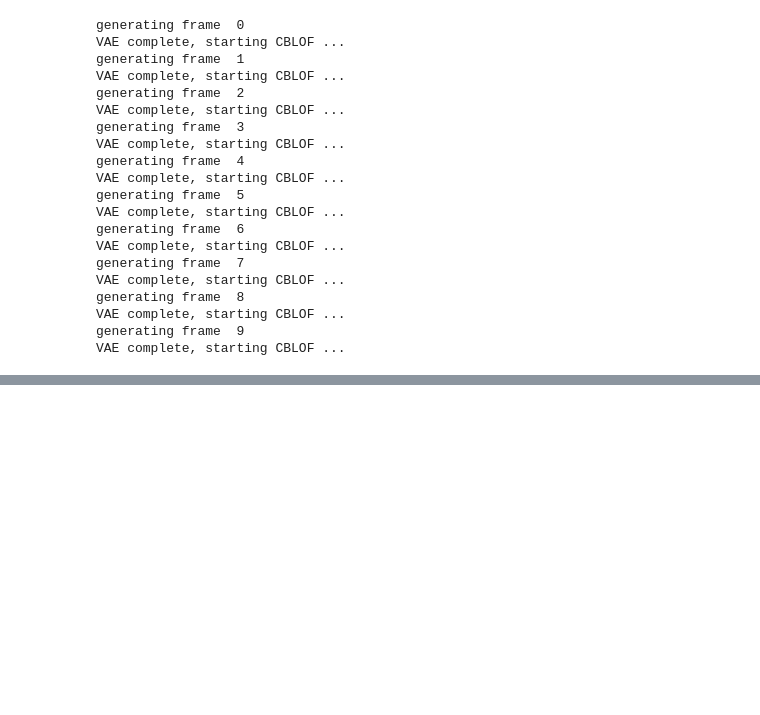
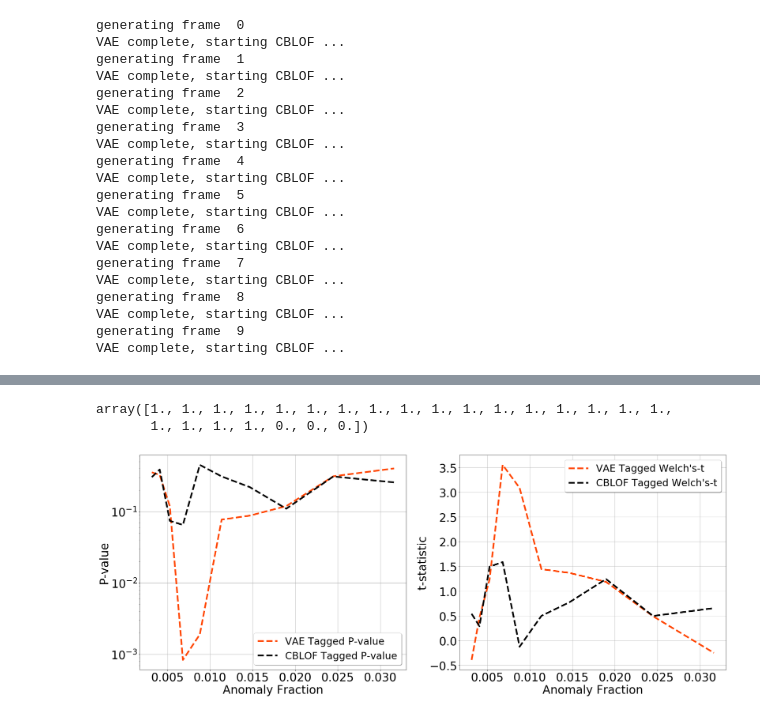
Before and after one commit to JFCherry/Insight-Data-Science-Project, a Jupyter notebook: notebooks/Unsupervised_Tweet_tagger.ipynb, the cells around one changed output, grey strips where cells are left out. Cells and saved outputs as stored; diff of their text form; code cells hidden in the pictures; blank space fills up the shorter version.

```diff
--- a/notebooks/Unsupervised_Tweet_tagger.ipynb
+++ b/notebooks/Unsupervised_Tweet_tagger.ipynb
@@ -864,7 +873,7 @@ array([[0.83333333],
 import trade_utils as tu
 import pytz
 import datetime
-outliers_frac_list = 10.**np.linspace(-2.5,-1.,10)
+outliers_frac_list = 10.**np.linspace(-2.5,-1.5,10)
 timezone = pytz.timezone('UTC')
 start_date = timezone.localize(datetime.datetime(2016,1,1))
 end_date = timezone.localize(datetime.datetime(2020,2,1))
@@ -1135,0 +1184,45 @@ print(VAE_mock_accuracy)
+# %%
+get_dummy_dist(VAE_accuracy[3],VAE_total_anom[3])
+# %% [output]
+array([1., 1., 1., 1., 1., 1., 1., 1., 1., 1., 1., 1., 1., 1., 1., 1., 1.,
+       1., 1., 1., 1., 0., 0., 0.])
+# %%
+def get_Welchs_t_stats(history,accuracy,total):
+    t_stat = np.zeros([history.shape[0]])
+    p_value = np.zeros([history.shape[0]])
+    for i in range(history.shape[0]):
+        result = ttest_ind(get_dummy_dist(accuracy[i],total[i]),history[i,:],equal_var=False)
+        t_stat[i] = result[0]
+        p_value[i] = result[1]/2. #only want the one sided P-value
+    return t_stat,p_value
+# %%
+VAE_t,VAE_p = get_Welchs_t_stats(VAE_history,VAE_accuracy,VAE_total_anom)
+CBLOF_t,CBLOF_p = get_Welchs_t_stats(CBLOF_history,CBLOF_accuracy,CBLOF_total_anom)
+# %%
+fig, ax = plt.subplots(1,2,figsize=(32,12))
+outlier_frac = 10.**np.linspace(-2.5,-1.5,10)
+ax[0].plot(outlier_frac,VAE_p,lw = 5,ls='--',label='VAE Tagged P-value',color='orangered')
+ax[1].plot(outlier_frac,VAE_t,lw = 5,ls='--',label="VAE Tagged Welch's-t",color='orangered')
+ax[0].plot(outlier_frac,CBLOF_p,lw = 5,ls='--',label='CBLOF Tagged P-value',color='black')
+ax[1].plot(outlier_frac,CBLOF_t,lw = 5,ls='--',label="CBLOF Tagged Welch's-t",color='black')
+ax[0].legend(loc='lower right', shadow=True,prop={'size': 30})
+ax[1].legend(loc='upper right', shadow=True,prop={'size': 30})
+ax[0].set_xlabel("Anomaly Fraction",fontsize=35)
+ax[1].set_xlabel("Anomaly Fraction",fontsize=35)
+ax[0].set_ylabel("P-value",fontsize=35)
+ax[1].set_ylabel("t-statistic",fontsize=35)
+for tick in ax[0].xaxis.get_major_ticks():
+    tick.label.set_fontsize(35)
+for tick in ax[0].yaxis.get_major_ticks():
+    tick.label.set_fontsize(35)
+for tick in ax[1].xaxis.get_major_ticks():
+    tick.label.set_fontsize(35)
+for tick in ax[1].yaxis.get_major_ticks():
+    tick.label.set_fontsize(35)
+ax[0].set_yscale("log")
+#ax[0].set_xscale("log")
+#ax[1].set_xscale("log")
+ax[0].grid()
+ax[1].grid()
+# %% [output]
+[figure, added]
```
Also changed, not shown: parts of 17 cells of this notebook, 13 other files.
